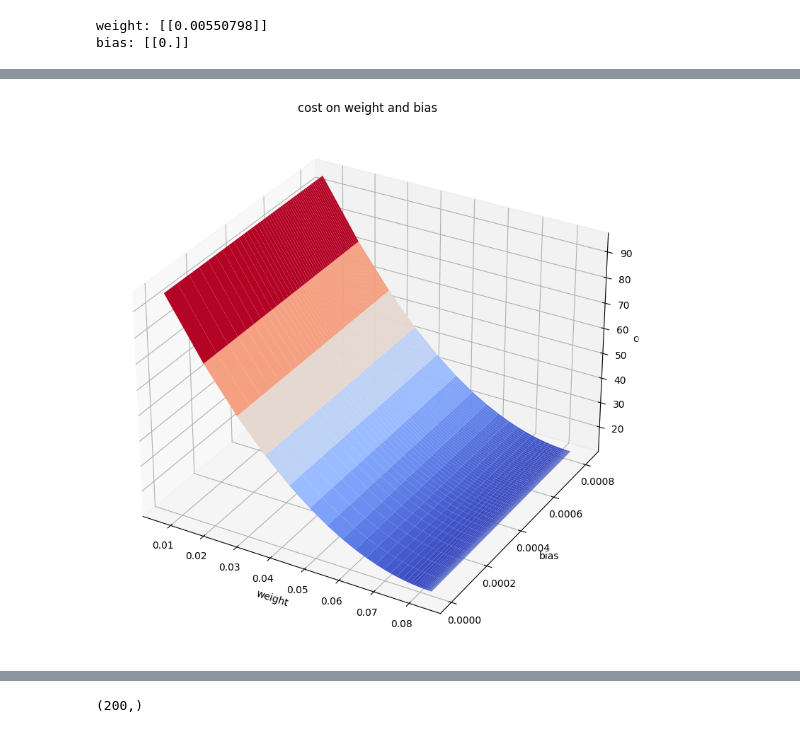
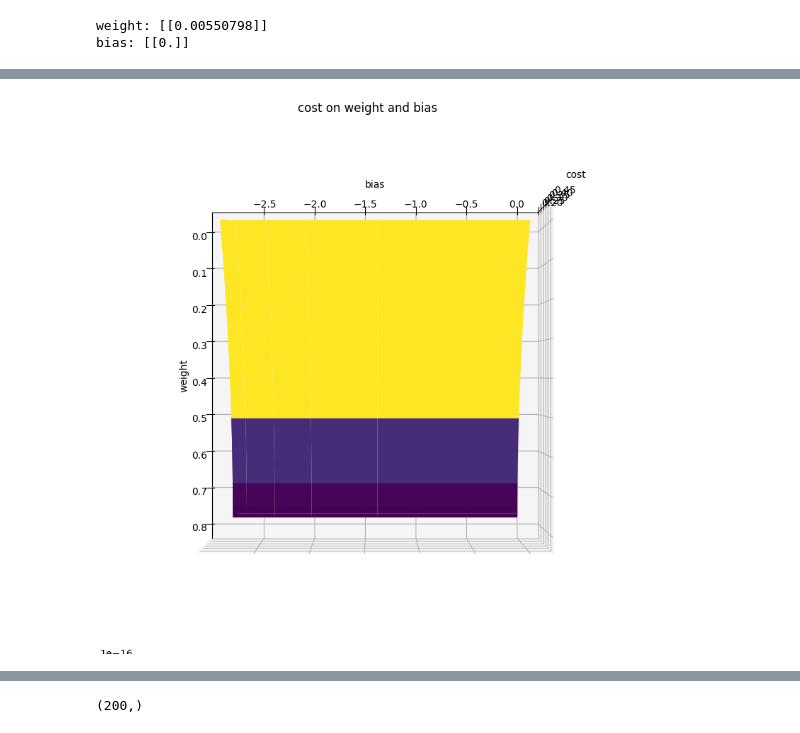
Before and after one commit to ATP-IKO/Grooking-Machine-Learning, a Jupyter notebook: LinearRegression/simpleLInearRegression.ipynb, the cells around one changed output, grey strips where cells are left out. Cells and saved outputs as stored; diff of their text form; code cells hidden in the pictures.

```diff
--- a/LinearRegression/simpleLInearRegression.ipynb
+++ b/LinearRegression/simpleLInearRegression.ipynb
@@ -124,6 +108,6 @@ plt.show()
 # %%
-X_npy = np.array(X).reshape((1,len(X)))
-Y_npy = np.array(Y).reshape((1,len(Y)))
+X_npy = np.array(X_normalized).reshape((1,len(X_normalized)))
+Y_npy = np.array(Y_normalized).reshape((1,len(Y_normalized)))
 # %%
 def layersizes(X, Y):
 
@@ -222,8 +186,8 @@ def back_propagation(X, Y, Y_hat):
 
   n = Y.shape[1]
   C = Y_hat - Y
-  dLdW = np.dot(C, X.T)/(2*n)
-  dLdb = np.sum(C * 1)/(2*n)
+  dLdW = np.dot(C, X.T)/(n)
+  dLdb = np.sum(C * 1)/(n)
 
   grads = {"dLdW":dLdW,
            "dLdb":dLdb}
@@ -261,9 +225,11 @@ updated bias: [[0.06606296]]
 # %%
-def nn_model(X, Y, learning_rate=0.001, num_iterations=100, print_cost=False):
+def nn_model(X, Y, learning_rate=0.01, num_iterations=100, print_cost=False):
 
   cl = []
   wl = []
   bl = []
+  gbl = []
+  gwl = []
 
   n_x, n_y = layersizes(X, Y)
   parameters = initialize_parameters(n_x, n_y)
@@ -275,24 +241,30 @@ def nn_model(X, Y, learning_rate=0.001, num_iterations=100, print_cost=False):
     cost = cost_function(Y, Y_hat)
     cl.append(cost)
     grads = back_propagation(X, Y, Y_hat)
+    gwl.append(grads['dLdW'][0,0])
+    gbl.append(grads['dLdb'])
     parameters = update_parameters(parameters, grads, learning_rate)
 
-    if print_cost and i%10==0:
+    if print_cost and i%50==0:
       print(f"cost after {i+1} iterations is {cost}\n")
 
   cache ={"cl":cl,
           "wl":wl,
-          "bl":bl}
+          "bl":bl,
+          "gwl":gwl,
+          "gbl":gbl}
 
   return parameters,cache
 # %%
-my_model, cache= nn_model(X_npy, Y_npy, 0.00001, 50, True)
+my_model, cache= nn_model(X_npy, Y_npy, 0.1, 500, True)
 cl = cache["cl"]
 bl = cache["bl"]
 wl = cache["wl"]
+gwl = cache["gwl"]
+gbl = cache["gbl"]
 print(my_model["W"])
 print(my_model["b"])
-print(cl)
-print(wl)
-print(bl)
+# print(cl)
+# print(wl)
+# print(bl)
 # %% [output]
@@ -368,15 +357,21 @@ plt.show()
 # %%
-c = np.tile(cl, (50, 1))
+c = np.tile(cl, (500, 1))
 w, b =np.meshgrid(wl,bl)
 
 fig = plt.figure(figsize=(10,8))
-ax = plt.axes(projection = "3d")
-ax.plot_surface(w,b,c,cmap='coolwarm')
+ax = fig.add_subplot(111, projection='3d')
+# ax.plot_surface(w,b,c,cmap='coolwarm')
+
+
+surf = ax.plot_surface(w, b, c, cmap='viridis')
+
+
 ax.set_title("cost on weight and bias")
 ax.set_xlabel("weight")
 ax.set_ylabel("bias")
 ax.set_zlabel("cost")
+ax.view_init(90,0)
 plt.tight_layout()
 plt.show()
 # %% [output]
-[figure, old version]
+[figure, new version]
```
Also changed, not shown: parts of 48 cells of this notebook.
